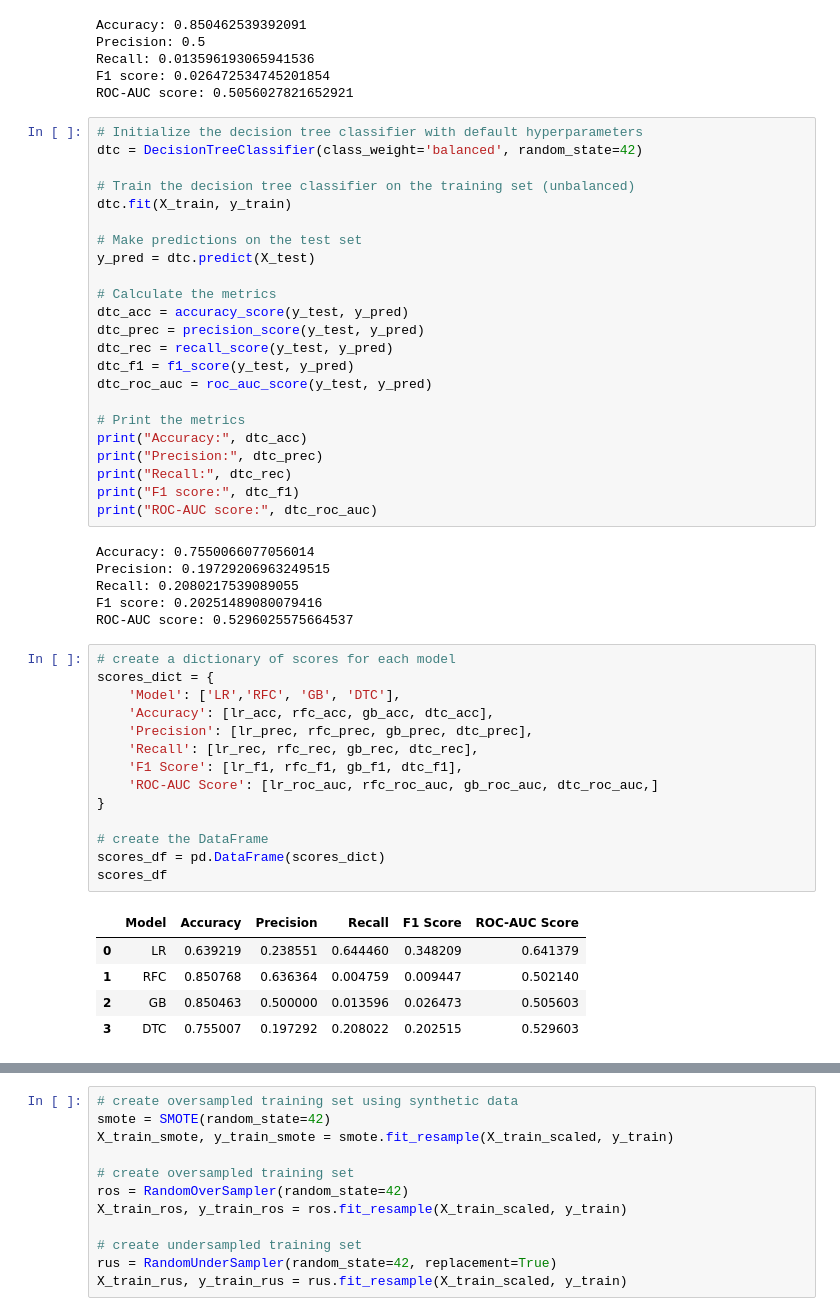
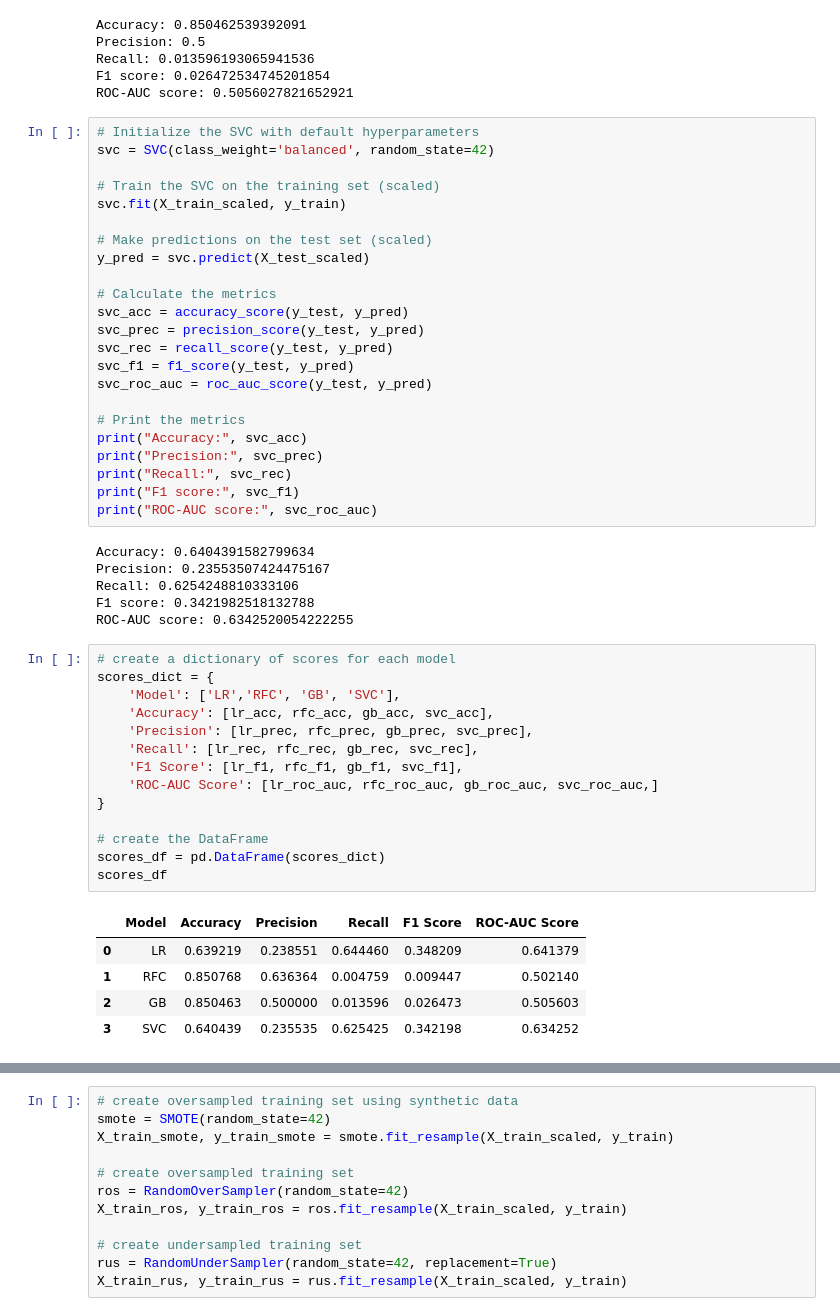
Before and after one commit to marleyberries/Springboard-Main, a Jupyter notebook: Capstone Loan Default Prediction/03_Loan Defaults - Preprocessing & Modeling.ipynb, the cells around one changed output, grey strips where cells are left out. Saved outputs shown, nothing was run; the diff lists cells and outputs as text.

```diff
--- a/Capstone Loan Default Prediction/03_Loan Defaults - Preprocessing & Modeling.ipynb
+++ b/Capstone Loan Default Prediction/03_Loan Defaults - Preprocessing & Modeling.ipynb
@@ -229,51 +229,51 @@ Recall: 0.013596193065941536
 F1 score: 0.026472534745201854
 ROC-AUC score: 0.5056027821652921
 # %%
-# Initialize the decision tree classifier with default hyperparameters
-dtc = DecisionTreeClassifier(class_weight='balanced', random_state=42)
+# Initialize the SVC with default hyperparameters
+svc = SVC(class_weight='balanced', random_state=42)
 
-# Train the decision tree classifier on the training set (unbalanced)
-dtc.fit(X_train, y_train)
+# Train the SVC on the training set (scaled)
+svc.fit(X_train_scaled, y_train)
 
-# Make predictions on the test set
-y_pred = dtc.predict(X_test)
+# Make predictions on the test set (scaled)
+y_pred = svc.predict(X_test_scaled)
 
 # Calculate the metrics
-dtc_acc = accuracy_score(y_test, y_pred)
-dtc_prec = precision_score(y_test, y_pred)
-dtc_rec = recall_score(y_test, y_pred)
-dtc_f1 = f1_score(y_test, y_pred)
-dtc_roc_auc = roc_auc_score(y_test, y_pred)
+svc_acc = accuracy_score(y_test, y_pred)
+svc_prec = precision_score(y_test, y_pred)
+svc_rec = recall_score(y_test, y_pred)
+svc_f1 = f1_score(y_test, y_pred)
+svc_roc_auc = roc_auc_score(y_test, y_pred)
 
 # Print the metrics
-print("Accuracy:", dtc_acc)
-print("Precision:", dtc_prec)
-print("Recall:", dtc_rec)
-print("F1 score:", dtc_f1)
-print("ROC-AUC score:", dtc_roc_auc)
+print("Accuracy:", svc_acc)
+print("Precision:", svc_prec)
+print("Recall:", svc_rec)
+print("F1 score:", svc_f1)
+print("ROC-AUC score:", svc_roc_auc)
 # %% [output]
-Accuracy: 0.7550066077056014
-Precision: 0.19729206963249515
-Recall: 0.2080217539089055
-F1 score: 0.20251489080079416
-ROC-AUC score: 0.5296025575664537
+Accuracy: 0.6404391582799634
+Precision: 0.23553507424475167
+Recall: 0.6254248810333106
+F1 score: 0.3421982518132788
+ROC-AUC score: 0.6342520054222255
 # %%
 # create a dictionary of scores for each model
 scores_dict = {
-    'Model': ['LR','RFC', 'GB', 'DTC'],
-    'Accuracy': [lr_acc, rfc_acc, gb_acc, dtc_acc],
-    'Precision': [lr_prec, rfc_prec, gb_prec, dtc_prec],
-    'Recall': [lr_rec, rfc_rec, gb_rec, dtc_rec],
-    'F1 Score': [lr_f1, rfc_f1, gb_f1, dtc_f1],
-    'ROC-AUC Score': [lr_roc_auc, rfc_roc_auc, gb_roc_auc, dtc_roc_auc,]
+    'Model': ['LR','RFC', 'GB', 'SVC'],
+    'Accuracy': [lr_acc, rfc_acc, gb_acc, svc_acc],
+    'Precision': [lr_prec, rfc_prec, gb_prec, svc_prec],
+    'Recall': [lr_rec, rfc_rec, gb_rec, svc_rec],
+    'F1 Score': [lr_f1, rfc_f1, gb_f1, svc_f1],
+    'ROC-AUC Score': [lr_roc_auc, rfc_roc_auc, gb_roc_auc, svc_roc_auc,]
 }
 
 # create the DataFrame
 scores_df = pd.DataFrame(scores_dict)
 scores_df
 # %% [output]
 |  | Model | Accuracy | Precision | Recall | F1 Score | ROC-AUC Score |
 | 0 | LR | 0.639219 | 0.238551 | 0.644460 | 0.348209 | 0.641379 |
 | 1 | RFC | 0.850768 | 0.636364 | 0.004759 | 0.009447 | 0.502140 |
 | 2 | GB | 0.850463 | 0.500000 | 0.013596 | 0.026473 | 0.505603 |
-| 3 | DTC | 0.755007 | 0.197292 | 0.208022 | 0.202515 | 0.529603 |
+| 3 | SVC | 0.640439 | 0.235535 | 0.625425 | 0.342198 | 0.634252 |
```
Also changed, not shown: parts of 22 cells of this notebook.
